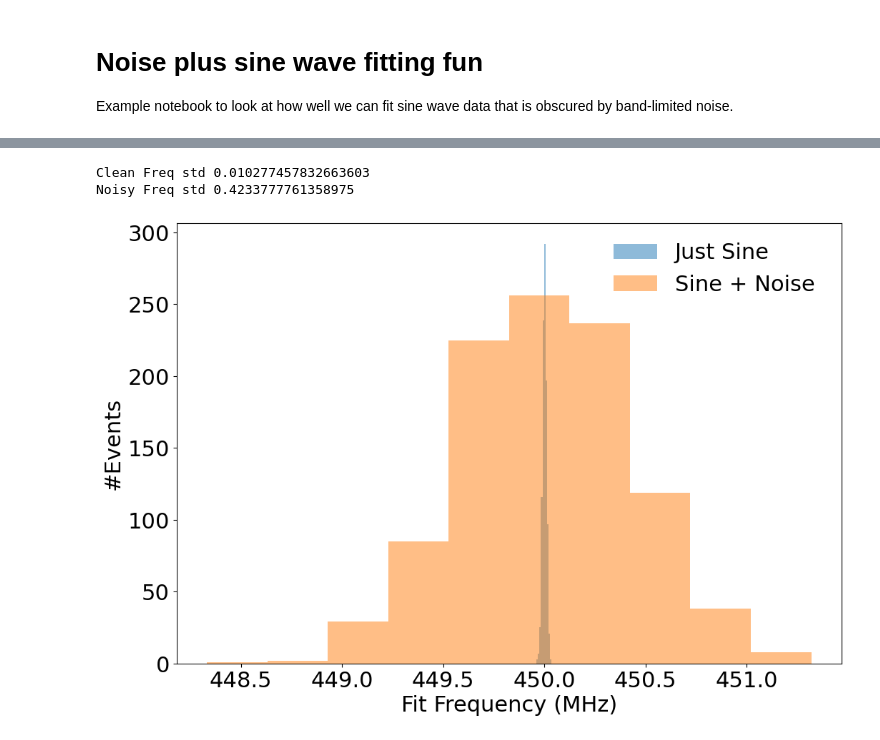
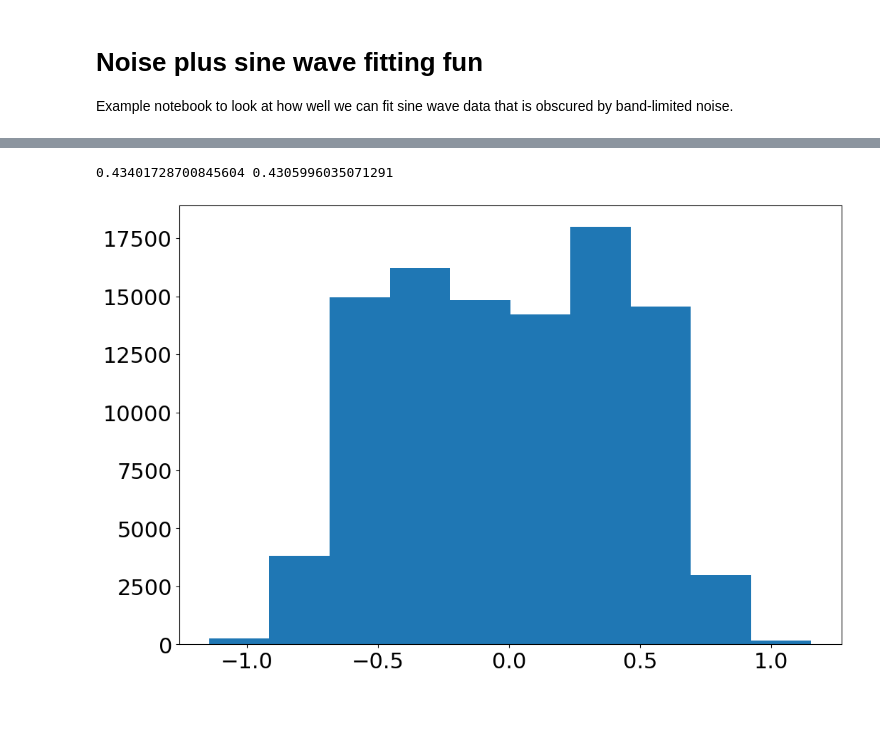
Before and after one commit to nichol77/pySineNoise, a Jupyter notebook: examplePlotWaveforms.ipynb, the cells around one changed output, grey strips where cells are left out. Cells and saved outputs as stored; diff of their text form; code cells hidden in the pictures; blank space fills up the shorter version.

```diff
--- a/examplePlotWaveforms.ipynb
+++ b/examplePlotWaveforms.ipynb
@@ -189,13 +256,7 @@ ax.legend()
-# %%
-fig,ax = plt.subplots()
-ax.hist(jsFreq,alpha=0.5,label="Just Sine")
-ax.hist(npsFreq,alpha=0.5,label="Sine + Noise ")
-ax.set_xlabel("Fit Frequency (MHz)")
-ax.set_ylabel("#Events")
-ax.legend()
-print("Clean Freq std",np.std(jsFreq))
-print("Noisy Freq std",np.std(npsFreq))
-# %% [output]
-Clean Freq std 0.010277457832663603
-Noisy Freq std 0.4233777761358975
-[figure, removed]
+# %%
+fig,ax = plt.subplots()
+ax.hist(noisePlusSineList[0])
+print(np.std(noisePlusSineList),pft.getRMS(noisePlusSineList[0]))
+# %% [output]
+0.43401728700845604 0.4305996035071291
+[figure, added]
```
Also changed, not shown: parts of 16 cells of this notebook, 23 other files.
